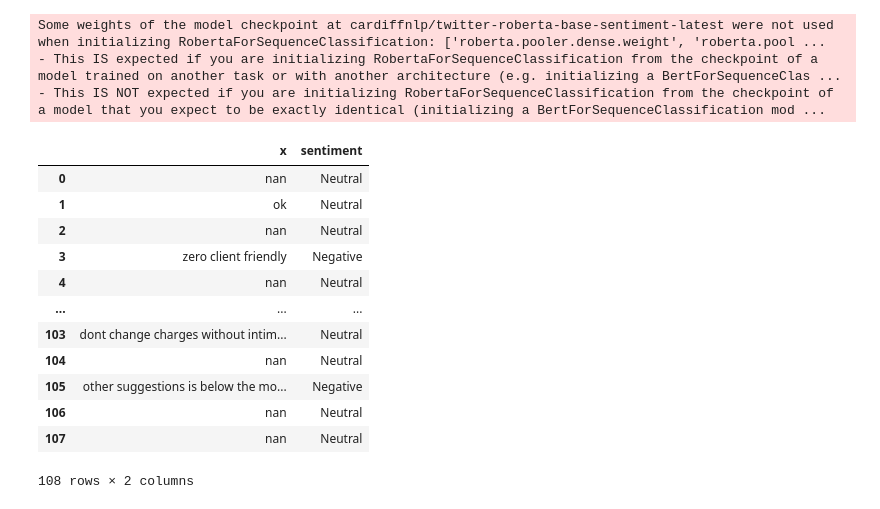
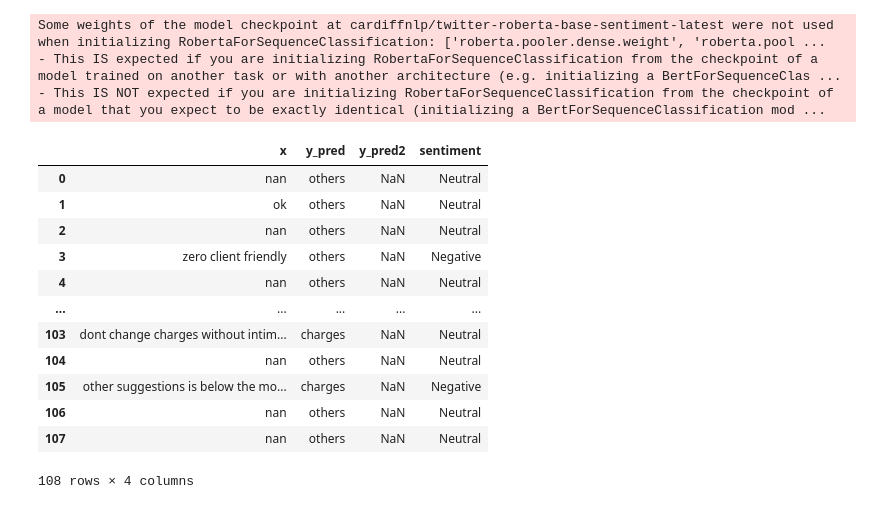
Before and after one commit to Brijeshtanwar/Topic-Modeling, a Jupyter notebook: sklearn_nlp_fasttext.ipynb, the cells around one changed output. Drawn from its saved outputs; the diff is of its cells as text; code cells hidden in the pictures.

```diff
--- a/sklearn_nlp_fasttext.ipynb
+++ b/sklearn_nlp_fasttext.ipynb
@@ -196,11 +211,12 @@ keyword_class_mapping = {
     "RESEARCH RECOMMENDATION": "service",
     "DELAY IN CONNECTING CS": "service",
     "PAYIN/PAYOUT": "service",
-    "ONLINE serviceS": "service",
-    "DELAY IN CONNECTING DEALER": "service",
-    "SETTLEMENT process": "process",
-    "SEGMENT ACTIVATION": "process",
-    "product ACTIVATION": "process",
+    "ONLINE services": "service",
+    "sarvice":"service",
+    "DELAY": "service",
+    "process": "process",
+    "SEGMENT": "process",
+    "ACTIVATION": "process",
     "ECS MANDATE": "process",
     "KYC UPDATION": "process",
     "FINANCIAL UPDATION": "process",
@@ -208,13 +224,15 @@ keyword_class_mapping = {
     "IPO": "product",
     "TSLO": "product",
     "GTC": "product",
-    "BASKET ORDER": "product",
-    "LACK OF product KNOWLEDGE": "people",
-    "LACK OF process KNOWLEDGE": "people",
-    "LACK KNOWLEDGE OF FNO productS": "people"
+    "BASKET":"product",
+    "ORDER": "product",
+    "person":"people",
+    "knowledge":"people",
+    "knowledgable":"people",
+    "advice":"people"
 }
-for i in word_dict:
-  df.loc[((df['x'].str.contains(i) & df['y_pred']=='others'), 'y_pred')] = word_dict[i]
+for i in keyword_class_mapping:
+  df.loc[(df['x'].str.contains(i)) & (df['y_pred']=='others'), 'y_pred'] = keyword_class_mapping[i]
 # %%
 ## Sentiment analysis
 # %%
@@ -250,21 +286,21 @@ mappings = {0:'Negative', 1:'Neutral', 2:'Positive'}
 df['sentiment'] = df['sentiment'].replace(mappings)
 # %%
 from google.colab import data_table
-data_table.DataTable(df[['x','sentiment']], include_index=False, num_rows_per_page=30)
+data_table.DataTable(df[['x','y_pred','y_pred2','sentiment']], include_index=False, num_rows_per_page=20)
 # %% [output]
-|  | x | sentiment |
-| 0 | nan | Neutral |
-| 1 | ok | Neutral |
-| 2 | nan | Neutral |
-| 3 | zero client friendly | Negative |
-| 4 | nan | Neutral |
-| ... | ... | ... |
-| 103 | dont change charges without intim... | Neutral |
-| 104 | nan | Neutral |
-| 105 | other suggestions is below the mo... | Negative |
-| 106 | nan | Neutral |
-| 107 | nan | Neutral |
+|  | x | y_pred | y_pred2 | sentiment |
+| 0 | nan | others | NaN | Neutral |
+| 1 | ok | others | NaN | Neutral |
+| 2 | nan | others | NaN | Neutral |
+| 3 | zero client friendly | others | NaN | Negative |
+| 4 | nan | others | NaN | Neutral |
+| ... | ... | ... | ... | ... |
+| 103 | dont change charges without intim... | charges | NaN | Neutral |
+| 104 | nan | others | NaN | Neutral |
+| 105 | other suggestions is below the mo... | charges | NaN | Negative |
+| 106 | nan | others | NaN | Neutral |
+| 107 | nan | others | NaN | Neutral |
-108 rows × 2 columns
+108 rows × 4 columns
 # %%
 ## Summarization
 # %%
```
Also changed, not shown: parts of 10 cells of this notebook.
